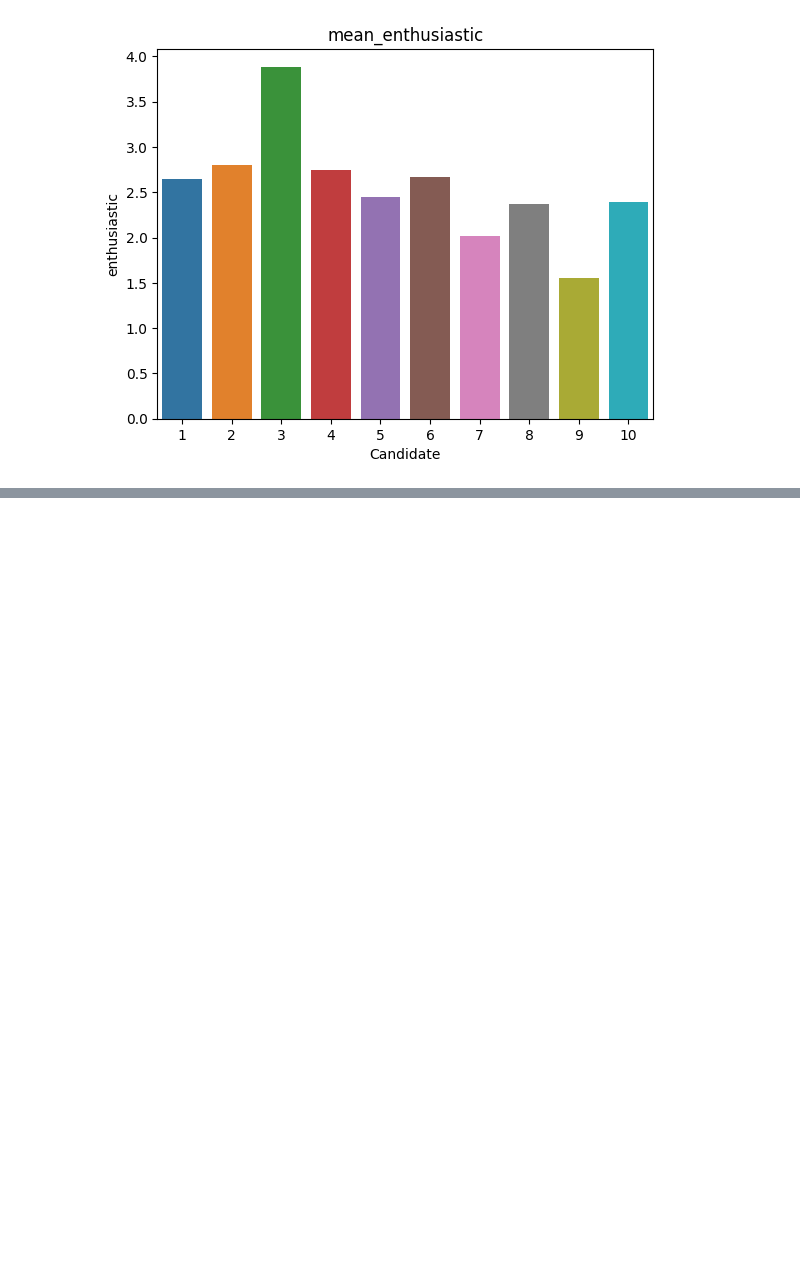
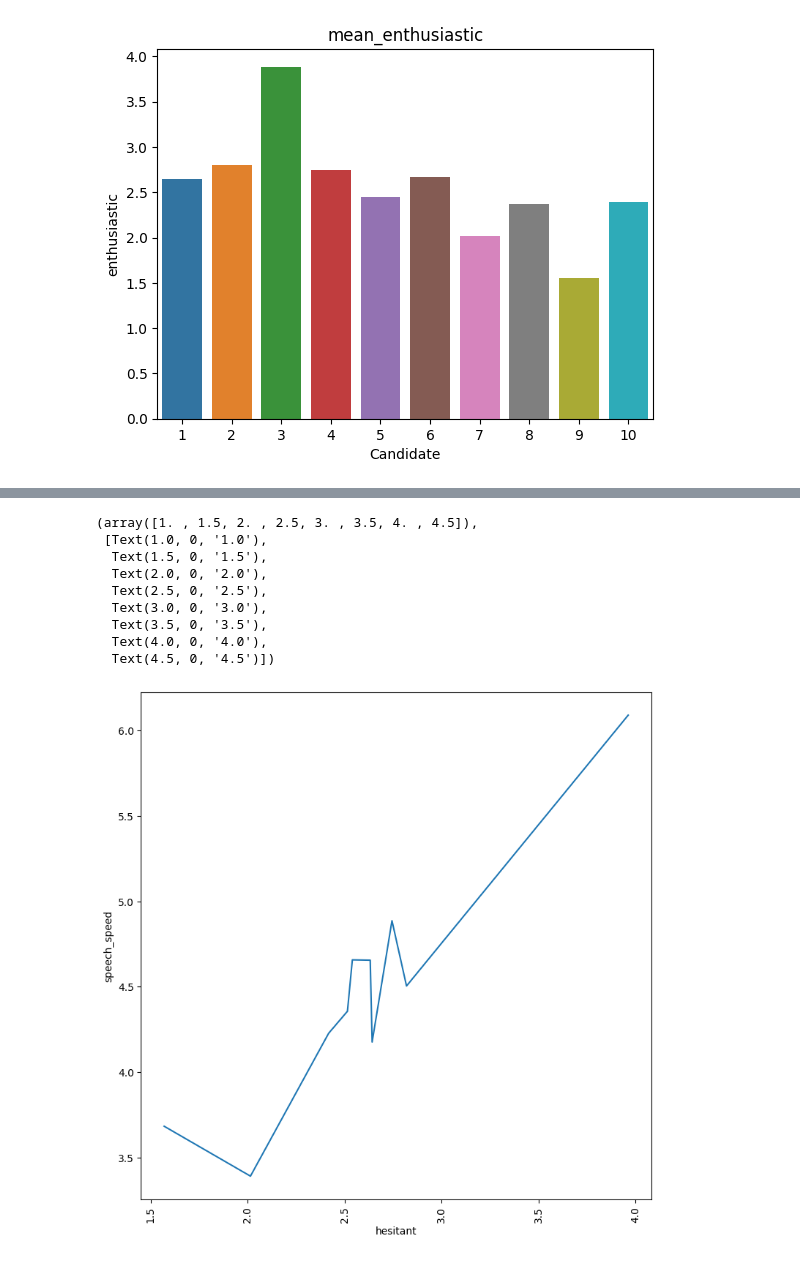
Before and after one commit to ABHAS2022/I-m_Beside_You, a Jupyter notebook: transcriptdata.ipynb, the cells around one changed output, grey strips where cells are left out. Drawn from its saved outputs; the diff is of its cells as text; code cells hidden in the pictures; blank space fills up the shorter version.

```diff
--- a/transcriptdata.ipynb
+++ b/transcriptdata.ipynb
@@ -363,0 +373,17 @@ sns.heatmap(data=c_median.select_dtypes(include=[int,float]).iloc[:,5:].corr(),a
+# %%
+plt.figure(figsize=(9,9))
+sns.lineplot(data = c_mean,x=c_mean['hesitant'],y=np.round(c_mean['speech_speed'],decimals=3),
+            #  hue=arr
+             )
+plt.xticks(rotation = 'vertical')
+# %% [output]
+(array([1. , 1.5, 2. , 2.5, 3. , 3.5, 4. , 4.5]),
+ [Text(1.0, 0, '1.0'),
+  Text(1.5, 0, '1.5'),
+  Text(2.0, 0, '2.0'),
+  Text(2.5, 0, '2.5'),
+  Text(3.0, 0, '3.0'),
+  Text(3.5, 0, '3.5'),
+  Text(4.0, 0, '4.0'),
+  Text(4.5, 0, '4.5')])
+[figure, added]
```
Also changed, not shown: parts of 27 cells of this notebook, 1 other file.
